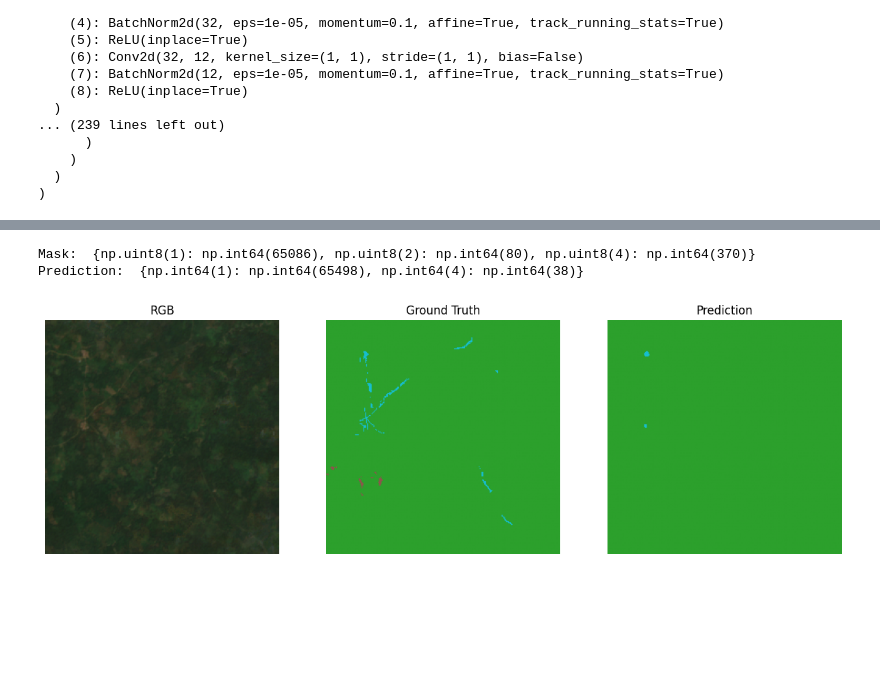
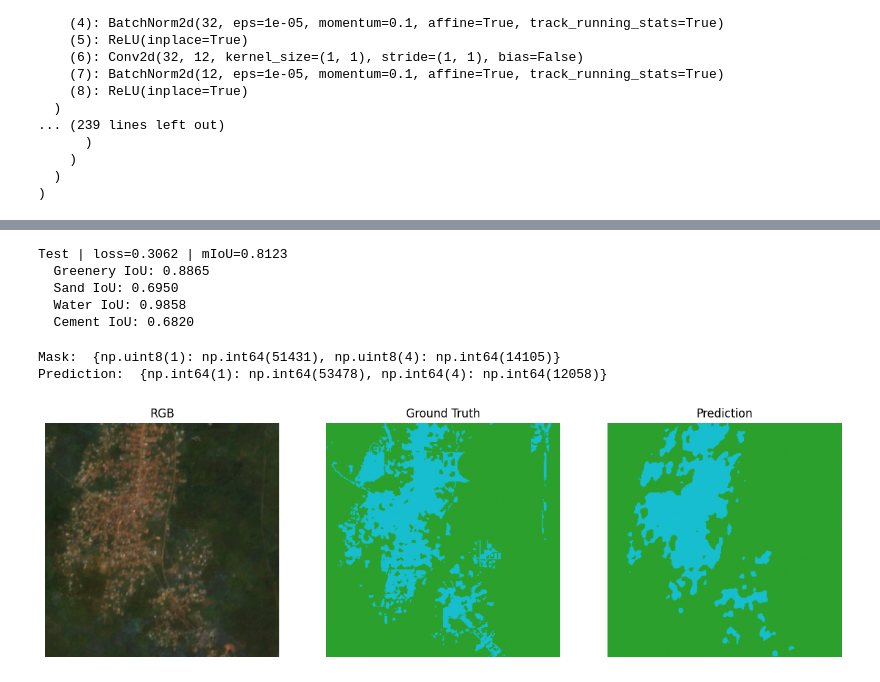
Before and after one commit to Mohamed-Ashraf273/satellite-imagery, a Jupyter notebook: train_p2.ipynb, the cells around one changed output, grey strips where cells are left out. Drawn from its saved outputs; the diff is of its cells as text; code cells hidden in the pictures; blank space fills up the shorter version.

```diff
--- a/train_p2.ipynb
+++ b/train_p2.ipynb
@@ -495,3 +487,30 @@ Validation | loss=0.3373 | mIoU=0.7719
+# %%
+test_loss, test_iou, test_conf_mat = validate(
+    model,
+    test_loader,
+    criterion,
+    config.DEVICE,
+    num_classes=config.NUM_CLASSES,
+    ignore_index=config.IGNORE_INDEX,
+)
+print(f"Test | loss={test_loss:.4f} | mIoU={test_iou:.4f}")
+
+for cls in range(config.NUM_CLASSES):
+    if cls == config.IGNORE_INDEX:
+        continue
+
+    tp = test_conf_mat[cls, cls]
+    fp = test_conf_mat[:, cls].sum() - tp
+    fn = test_conf_mat[cls, :].sum() - tp
+    union = tp + fp + fn
+    class_iou = tp / union if union > 0 else float('nan')
+    print(f"  {config.CLASS_NAMES[cls]} IoU: {class_iou:.4f}")
+# %% [output]
+Test | loss=0.3062 | mIoU=0.8123
+  Greenery IoU: 0.8865
+  Sand IoU: 0.6950
+  Water IoU: 0.9858
+  Cement IoU: 0.6820
 # %%
 @torch.no_grad()
 def show_prediction(model, split_df, idx=0):
@@ -541,8 +560,8 @@ def show_prediction(model, split_df, idx=0):
 
     plt.show()
 # %%
-show_prediction(model, train_meta, idx=62)
+show_prediction(model, train_meta, idx=147)
 # %% [output]
-Mask:  {np.uint8(1): np.int64(65086), np.uint8(2): np.int64(80), np.uint8(4): np.int64(370)}
-Prediction:  {np.int64(1): np.int64(65498), np.int64(4): np.int64(38)}
+Mask:  {np.uint8(1): np.int64(51431), np.uint8(4): np.int64(14105)}
+Prediction:  {np.int64(1): np.int64(53478), np.int64(4): np.int64(12058)}
-[figure, old version]
+[figure, new version]
```
Also changed, not shown: parts of 5 cells of this notebook.
